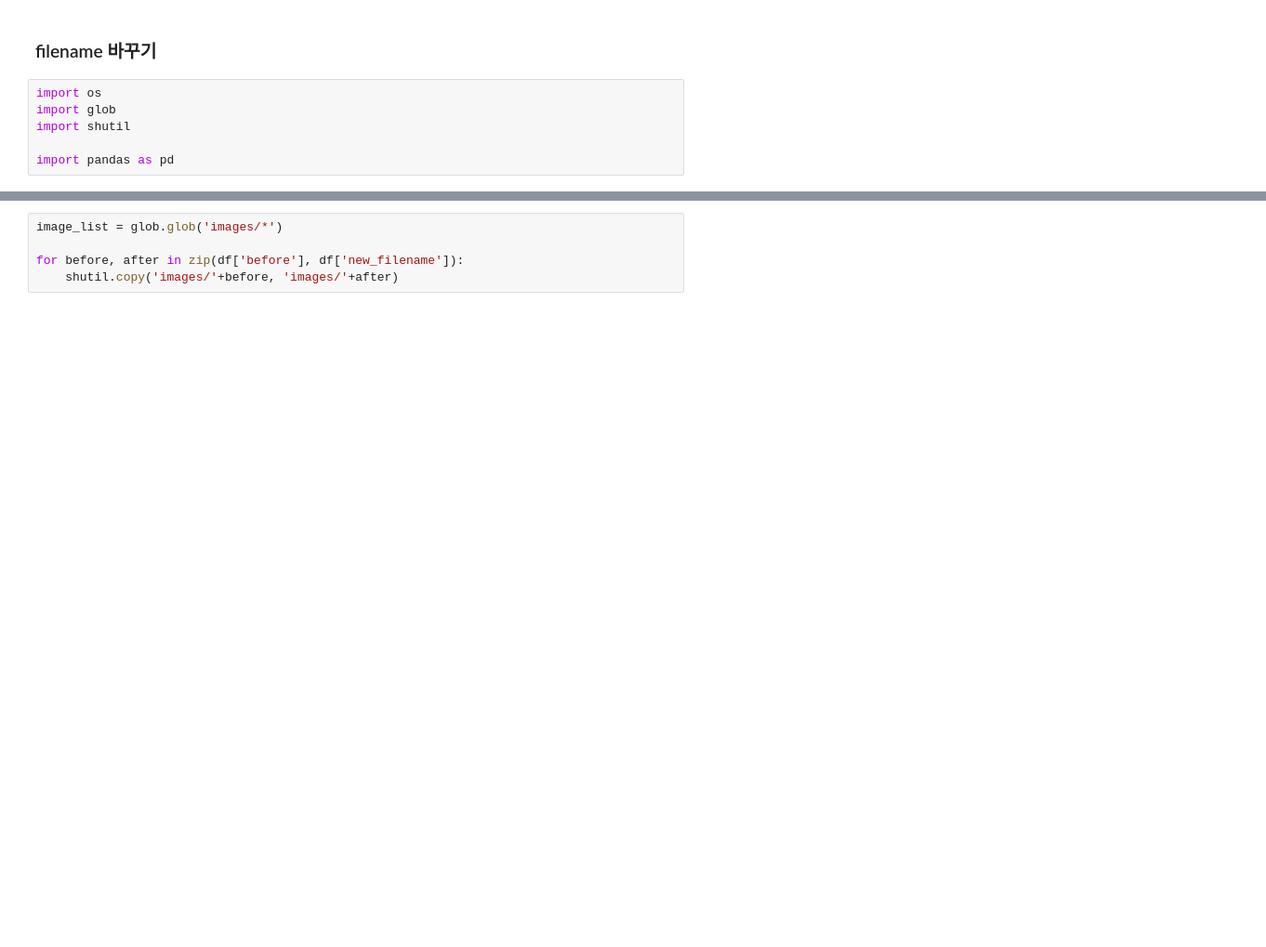
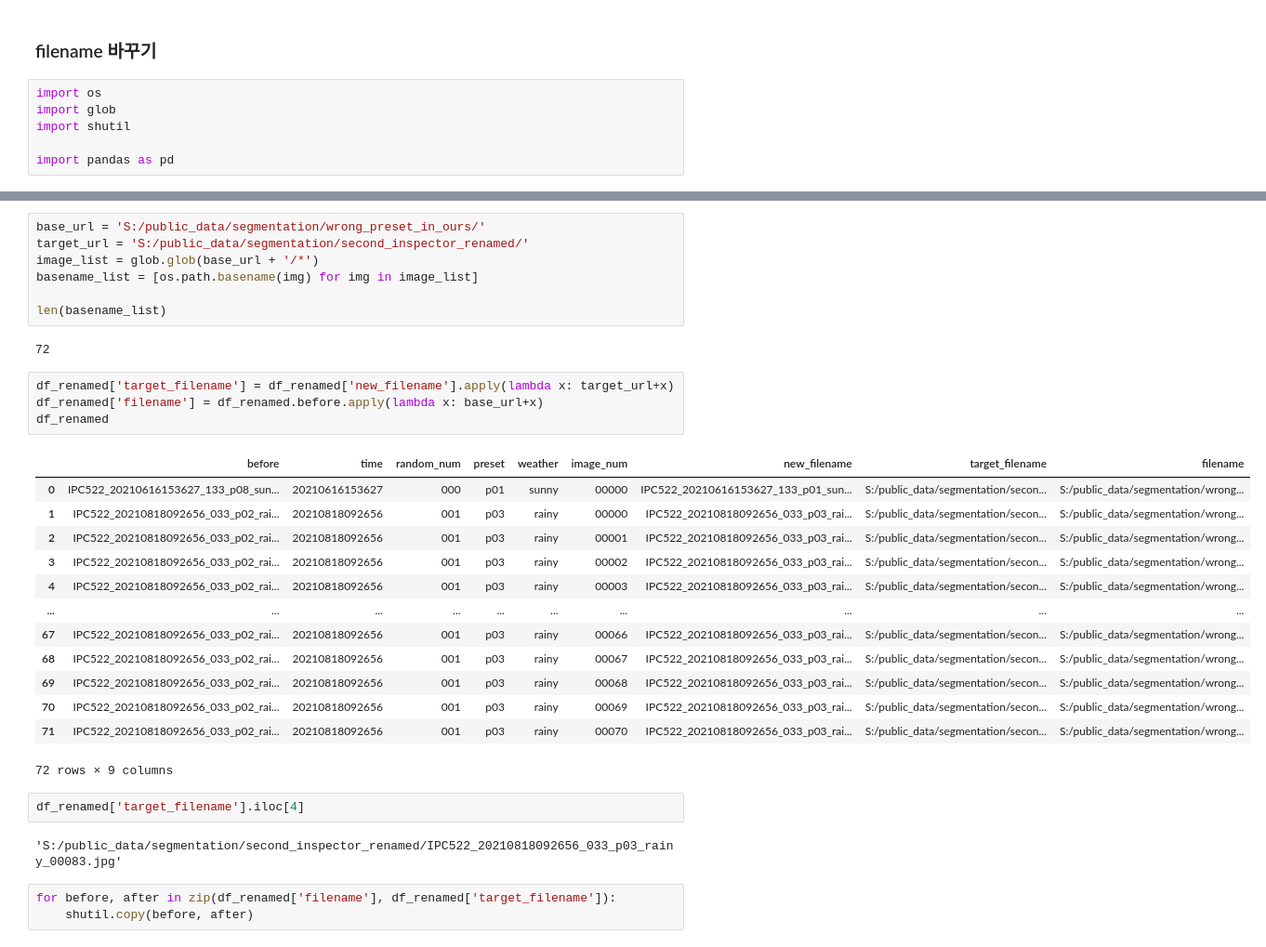
Before and after one commit to gjustin40/workspace, a Jupyter notebook: renaming/renaming.ipynb, the cells around one changed output, grey strips where cells are left out. Shown at 93% size. Saved outputs shown, nothing was run; the diff lists cells and outputs as text; blank space fills up the shorter version.

```diff
--- a/renaming/renaming.ipynb
+++ b/renaming/renaming.ipynb
@@ -176,5 +187,34 @@ df
+# %%
+base_url = 'S:/public_data/segmentation/wrong_preset_in_ours/'
+target_url = 'S:/public_data/segmentation/second_inspector_renamed/'
+image_list = glob.glob(base_url + '/*')
+basename_list = [os.path.basename(img) for img in image_list]
+
+len(basename_list)
+# %% [output]
+72
+# %%
+df_renamed['target_filename'] = df_renamed['new_filename'].apply(lambda x: target_url+x)
+df_renamed['filename'] = df_renamed.before.apply(lambda x: base_url+x)
+df_renamed
+# %% [output]
+|  | before | time | random_num | preset | weather | image_num | new_filename | target_filename | filename |
+| 0 | IPC522_20210616153627_133_p08_sun... | 20210616153627 | 000 | p01 | sunny | 00000 | IPC522_20210616153627_133_p01_sun... | S:/public_data/segmentation/secon... | S:/public_data/segmentation/wrong... |
+| 1 | IPC522_20210818092656_033_p02_rai... | 20210818092656 | 001 | p03 | rainy | 00000 | IPC522_20210818092656_033_p03_rai... | S:/public_data/segmentation/secon... | S:/public_data/segmentation/wrong... |
+| 2 | IPC522_20210818092656_033_p02_rai... | 20210818092656 | 001 | p03 | rainy | 00001 | IPC522_20210818092656_033_p03_rai... | S:/public_data/segmentation/secon... | S:/public_data/segmentation/wrong... |
+| 3 | IPC522_20210818092656_033_p02_rai... | 20210818092656 | 001 | p03 | rainy | 00002 | IPC522_20210818092656_033_p03_rai... | S:/public_data/segmentation/secon... | S:/public_data/segmentation/wrong... |
+| 4 | IPC522_20210818092656_033_p02_rai... | 20210818092656 | 001 | p03 | rainy | 00003 | IPC522_20210818092656_033_p03_rai... | S:/public_data/segmentation/secon... | S:/public_data/segmentation/wrong... |
+| ... | ... | ... | ... | ... | ... | ... | ... | ... | ... |
+| 67 | IPC522_20210818092656_033_p02_rai... | 20210818092656 | 001 | p03 | rainy | 00066 | IPC522_20210818092656_033_p03_rai... | S:/public_data/segmentation/secon... | S:/public_data/segmentation/wrong... |
+| 68 | IPC522_20210818092656_033_p02_rai... | 20210818092656 | 001 | p03 | rainy | 00067 | IPC522_20210818092656_033_p03_rai... | S:/public_data/segmentation/secon... | S:/public_data/segmentation/wrong... |
+| 69 | IPC522_20210818092656_033_p02_rai... | 20210818092656 | 001 | p03 | rainy | 00068 | IPC522_20210818092656_033_p03_rai... | S:/public_data/segmentation/secon... | S:/public_data/segmentation/wrong... |
+| 70 | IPC522_20210818092656_033_p02_rai... | 20210818092656 | 001 | p03 | rainy | 00069 | IPC522_20210818092656_033_p03_rai... | S:/public_data/segmentation/secon... | S:/public_data/segmentation/wrong... |
+| 71 | IPC522_20210818092656_033_p02_rai... | 20210818092656 | 001 | p03 | rainy | 00070 | IPC522_20210818092656_033_p03_rai... | S:/public_data/segmentation/secon... | S:/public_data/segmentation/wrong... |
+72 rows × 9 columns
+# %%
+df_renamed['target_filename'].iloc[4]
+# %% [output]
+'S:/public_data/segmentation/second_inspector_renamed/IPC522_20210818092656_033_p03_rainy_00083.jpg'
 # %%
-image_list = glob.glob('images/*')
-
-for before, after in zip(df['before'], df['new_filename']):
-    shutil.copy('images/'+before, 'images/'+after)
+for before, after in zip(df_renamed['filename'], df_renamed['target_filename']):
+    shutil.copy(before, after)
```
Also changed, not shown: parts of 11 cells of this notebook, 9 other files.
